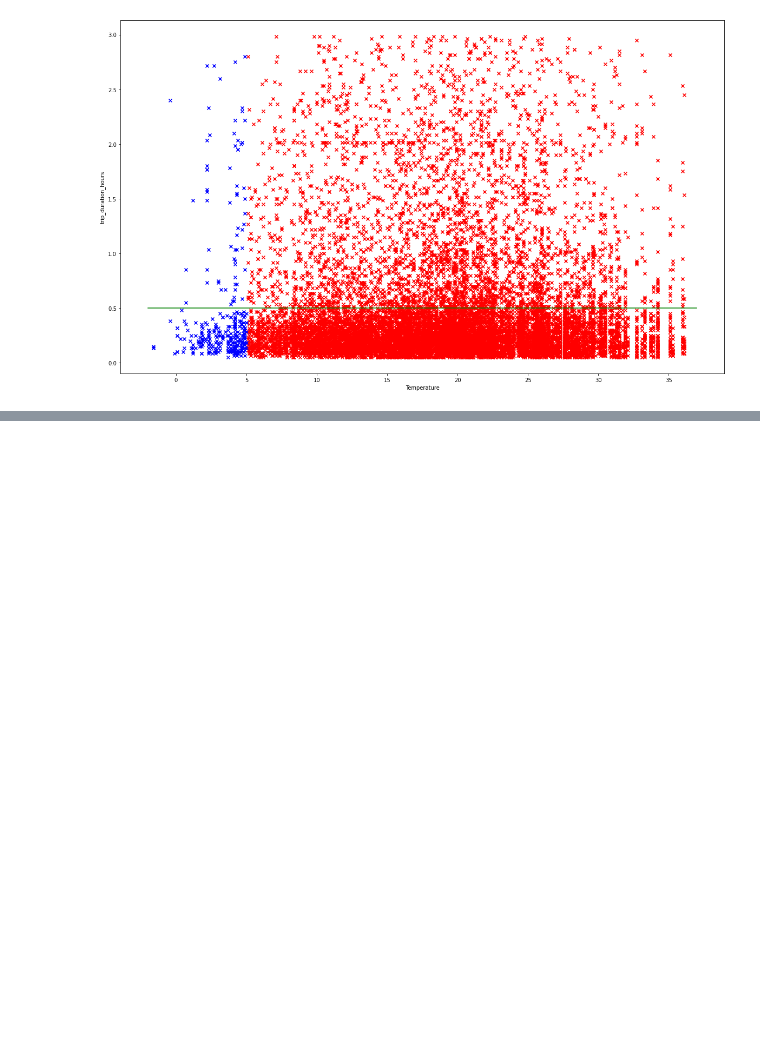
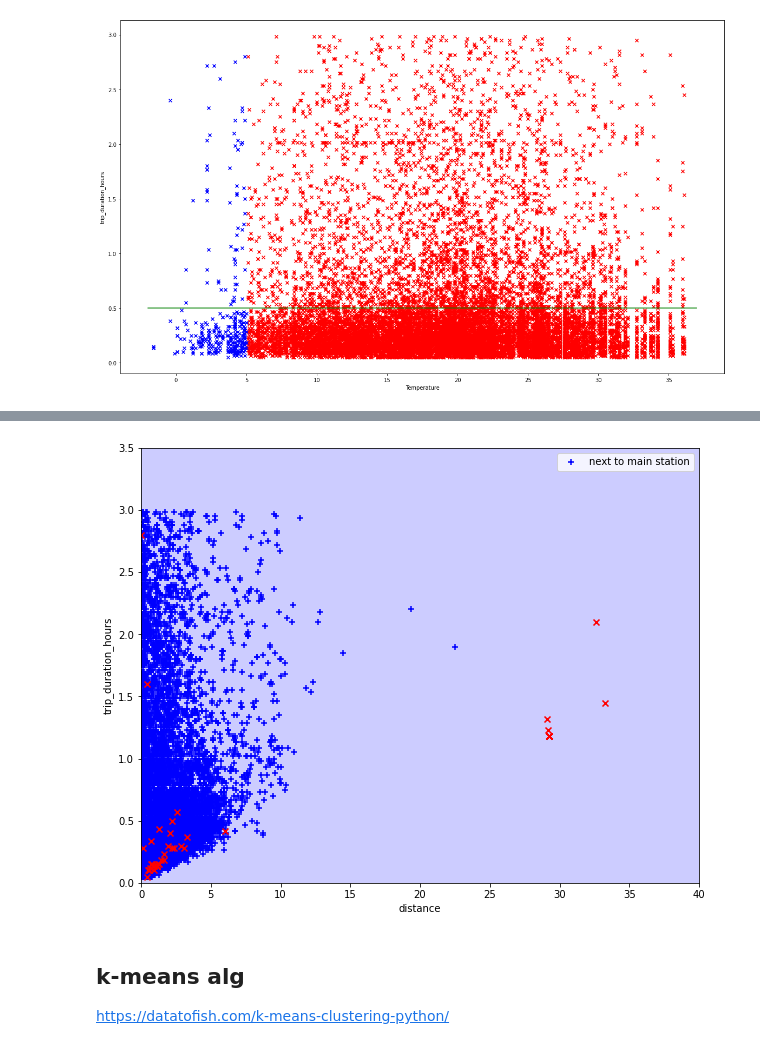
Before and after one commit to Polifka/eagle_gang, a Jupyter notebook: clustering.ipynb, the cells around one changed output, grey strips where cells are left out. Drawn from its saved outputs; the diff is of its cells as text; code cells hidden in the pictures; blank space fills up the shorter version.

```diff
--- a/clustering.ipynb
+++ b/clustering.ipynb
@@ -88,0 +73,9 @@ weekday_cluster('distance')
+# %%
+X = np.array(Duesseldorf_set[['temp','trip_duration_hours']])
+Y = Duesseldorf_set['distance'] > 10
+
+
+from sklearn.preprocessing import StandardScaler
+
+norm = StandardScaler()
+X_norm = norm.fit_transform(X)  # simultaneously fit and transform
@@ -88,0 +88,5 @@ weekday_cluster('distance')
+# %%
+from sklearn.svm import LinearSVC # Linear Support Vector Classifier
+
+model_SVM = LinearSVC(loss='hinge')
+model_SVM.fit(X_norm, Y)  # Note: There is no need to encode Y. The algorithm does that automatically
@@ -88,0 +95,35 @@ weekday_cluster('distance')
+# %%
+def plot_classification_sklearn(model, norm):
+
+    x_range = [0,40]
+    y_range = [0,3.5]
+    plt.figure(figsize = (10,8))
+    # plot classifcation regions
+    grid=200
+    xx,yy = np.meshgrid(np.linspace(x_range[0], x_range[1], grid),  # create coordinate mesh
+                        np.linspace(y_range[0], y_range[1], grid))
+    X_ = np.array([np.ravel(xx), np.ravel(yy)]).T
+    zz = model.decision_function(norm.transform(X_)).reshape(grid,grid)
+    cs = plt.contourf(xx,yy,zz, zz,levels=[-float("inf"),0,float("inf")],alpha=0.2,colors=["b","r"])
+    plt.contour(cs, colors='k')
+
+    df = Duesseldorf_set;
+    #s2 = plt.scatter(df[(df['rain'] == 0.0) & (df['rain'] == 0.0)]["distance"], df[df['rain'] == 0.0]["trip_duration_hours"], marker='+', color='blue')
+
+    s1 = plt.scatter(df[(df['orig_lat'] >= 51.0) & (df['orig_lat'] <= 51.4)]["distance"], df[(df['orig_lat'] >= 51.0) & (df['orig_lat'] <= 51.4)]["trip_duration_hours"], marker='+', color='blue')
+    s2 = plt.scatter(df[df['orig_lat'] < 51]["distance"], df[df['orig_lat'] <51]["trip_duration_hours"], marker='x', color='red')
+    s3 = plt.scatter(df[df['orig_lat'] > 51.4]["distance"], df[df['orig_lat'] > 51.4 ]["trip_duration_hours"], marker='x', color='red')
+
+    plt.plot([51.19], [6.78], 'x', color='green', markeredgewidth=2, markersize=20)
+    plt.xlim(x_range)
+    plt.ylim(y_range)
+    plt.xlabel("distance")
+    plt.ylabel("trip_duration_hours")
+    plt.legend([s1],['next to main station', 'kalt'])
+# %%
+plot_classification_sklearn(model_SVM, norm)
+# %% [output]
+[figure, added]
+# %% [markdown]
+## k-means alg
+https://datatofish.com/k-means-clustering-python/
```
Also changed, not shown: parts of 19 cells of this notebook, 5 other files.
